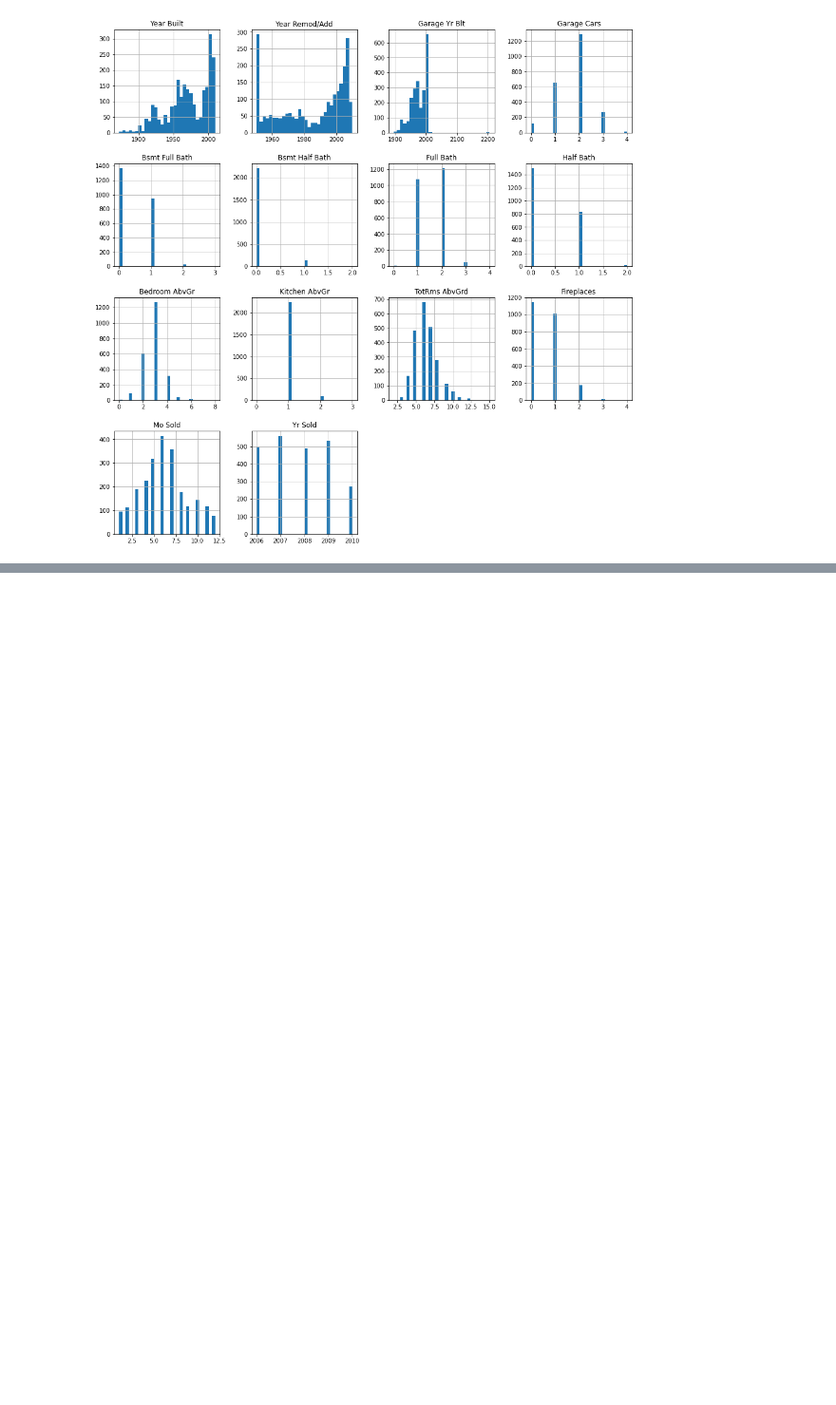
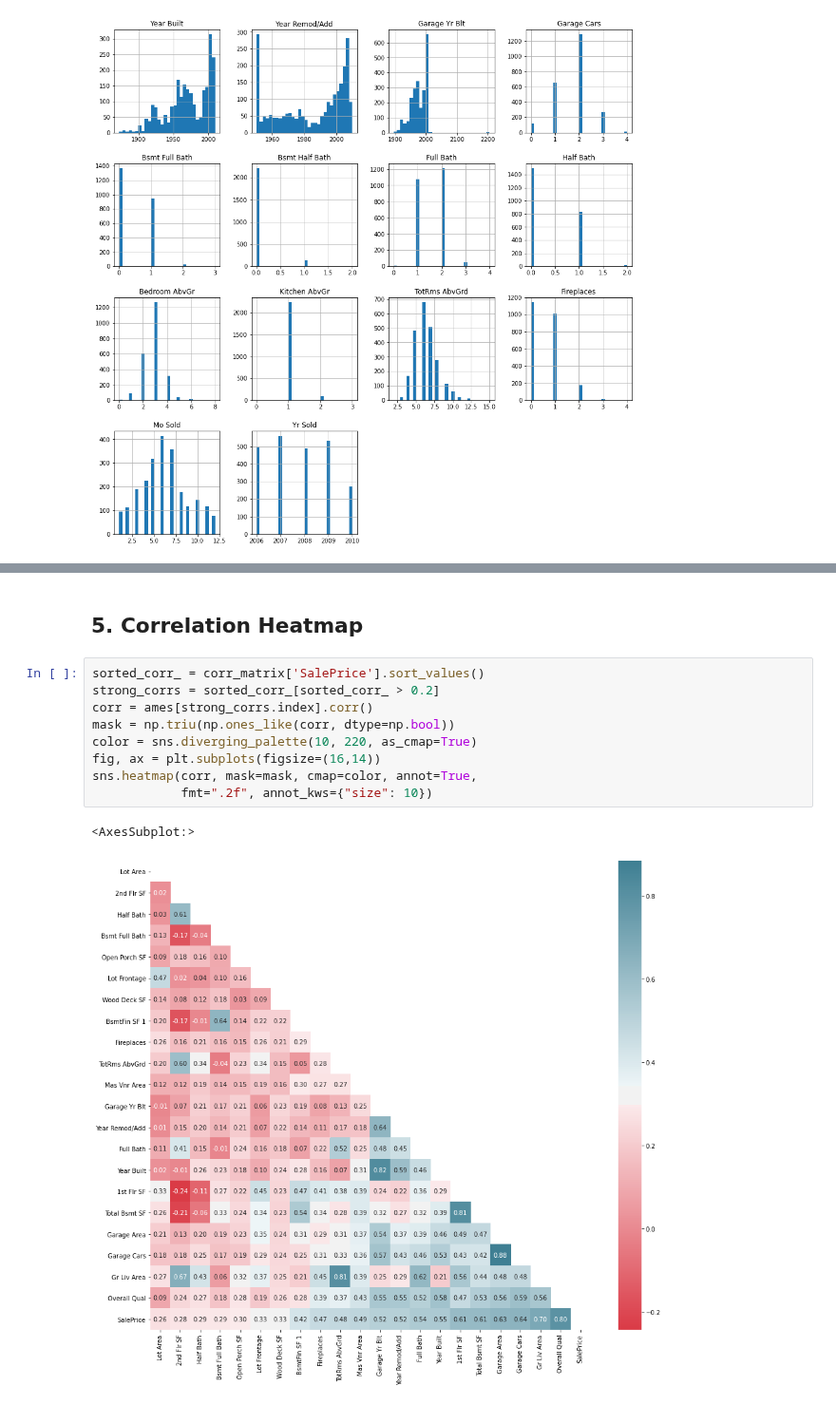
Before and after one commit to harera3/ML_Portfolio, a Jupyter notebook: 14_Ames_Housing_EDA.ipynb, the cells around one changed output, grey strips where cells are left out. Shown at 95% size. Cells and saved outputs as stored; diff of their text form; blank space fills up the shorter version.

```diff
--- a/14_Ames_Housing_EDA.ipynb
+++ b/14_Ames_Housing_EDA.ipynb
@@ -75,0 +102,14 @@ plt.show()
+# %% [markdown]
+## 5. Correlation Heatmap
+# %%
+sorted_corr_ = corr_matrix['SalePrice'].sort_values()
+strong_corrs = sorted_corr_[sorted_corr_ > 0.2]
+corr = ames[strong_corrs.index].corr()
+mask = np.triu(np.ones_like(corr, dtype=np.bool))
+color = sns.diverging_palette(10, 220, as_cmap=True)
+fig, ax = plt.subplots(figsize=(16,14))
+sns.heatmap(corr, mask=mask, cmap=color, annot=True,
+            fmt=".2f", annot_kws={"size": 10})
+# %% [output]
+<AxesSubplot:>
+[figure, added]
```
Also changed, not shown: parts of 4 cells of this notebook.
